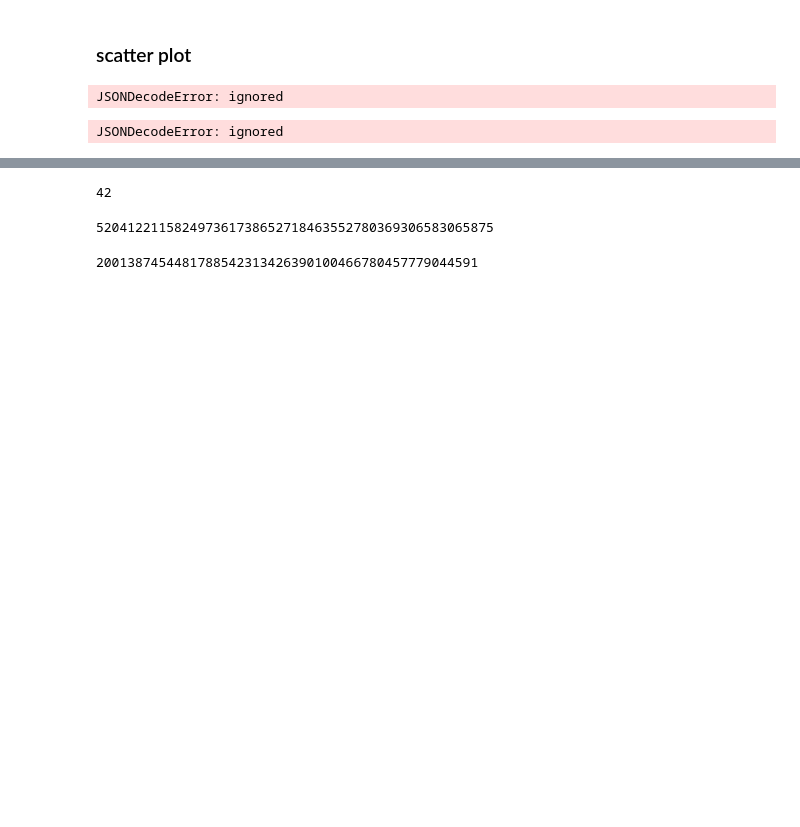
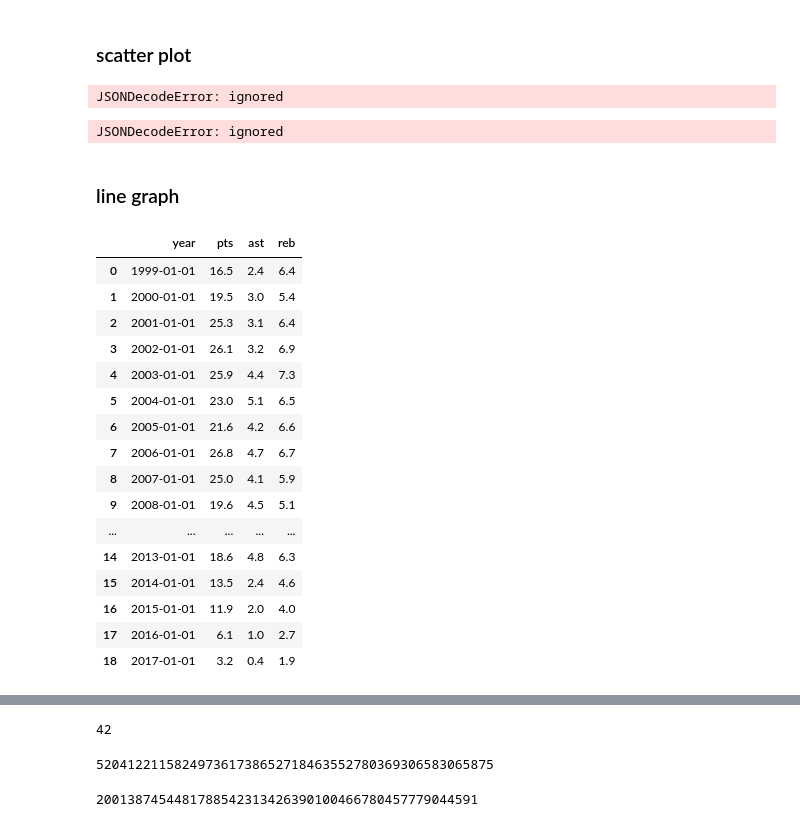
Before and after one commit to oouyang/learn_colab, a Jupyter notebook: Data_Science_in_Action.ipynb, the cells around one changed output, grey strips where cells are left out. Drawn from its saved outputs; the diff is of its cells as text; code cells hidden in the pictures; blank space fills up the shorter version.

```diff
--- a/Data_Science_in_Action.ipynb
+++ b/Data_Science_in_Action.ipynb
@@ -2045,3 +2045,55 @@ import json
 json.loads(pts_game_text.text)
 # %% [output]
 JSONDecodeError: ignored
+# %% [markdown]
+### line graph
+# %%
+from pyquery import PyQuery as pq
+import pandas as pd
+import matplotlib.pyplot as plt
+
+def get_pp_stats():
+  """
+  Get Paul Pierce stats from basketball-reference.com
+  """
+
+  stats_url = "https://www.basketball-reference.com/players/p/piercpa01.html"
+  html_doc = pq(stats_url)
+
+  pts_css = "#per_game .full_table .right:nth-child(30)"
+  ast_css = "#per_game .full_table .right:nth-child(25)"
+  reb_css = "#per_game .full_table .right:nth-child(24)"
+
+  year = [str(i)+"-01-01" for i in range(1999,2018)]
+  pts = [float(p.text) for p in html_doc(pts_css)]
+  ast = [float(a.text) for a in html_doc(ast_css)]
+  reb = [float(r.text) for r in html_doc(reb_css)]
+
+  df = pd.DataFrame()
+  df["year"] = year
+  df["pts"] = pts
+  df["ast"] = ast
+  df["reb"] = reb
+
+  return df
+
+pp_stats = get_pp_stats()
+pp_stats
+# %% [output]
+|  | year | pts | ast | reb |
+| 0 | 1999-01-01 | 16.5 | 2.4 | 6.4 |
+| 1 | 2000-01-01 | 19.5 | 3.0 | 5.4 |
+| 2 | 2001-01-01 | 25.3 | 3.1 | 6.4 |
+| 3 | 2002-01-01 | 26.1 | 3.2 | 6.9 |
+| 4 | 2003-01-01 | 25.9 | 4.4 | 7.3 |
+| 5 | 2004-01-01 | 23.0 | 5.1 | 6.5 |
+| 6 | 2005-01-01 | 21.6 | 4.2 | 6.6 |
+| 7 | 2006-01-01 | 26.8 | 4.7 | 6.7 |
+| 8 | 2007-01-01 | 25.0 | 4.1 | 5.9 |
+| 9 | 2008-01-01 | 19.6 | 4.5 | 5.1 |
+| ... | ... | ... | ... | ... |
+| 14 | 2013-01-01 | 18.6 | 4.8 | 6.3 |
+| 15 | 2014-01-01 | 13.5 | 2.4 | 4.6 |
+| 16 | 2015-01-01 | 11.9 | 2.0 | 4.0 |
+| 17 | 2016-01-01 | 6.1 | 1.0 | 2.7 |
+| 18 | 2017-01-01 | 3.2 | 0.4 | 1.9 |
```
Also changed, not shown: parts of 2 cells of this notebook.
